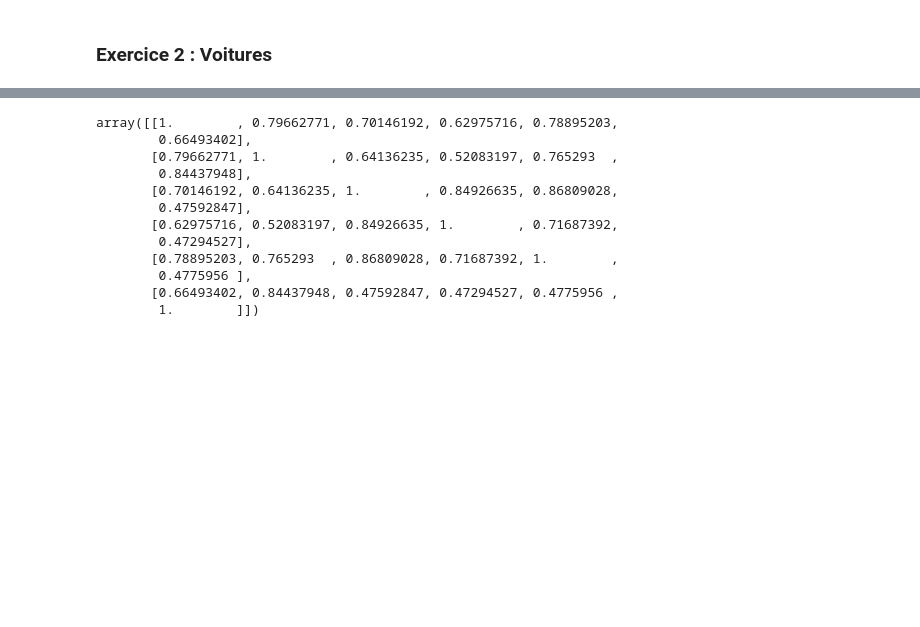
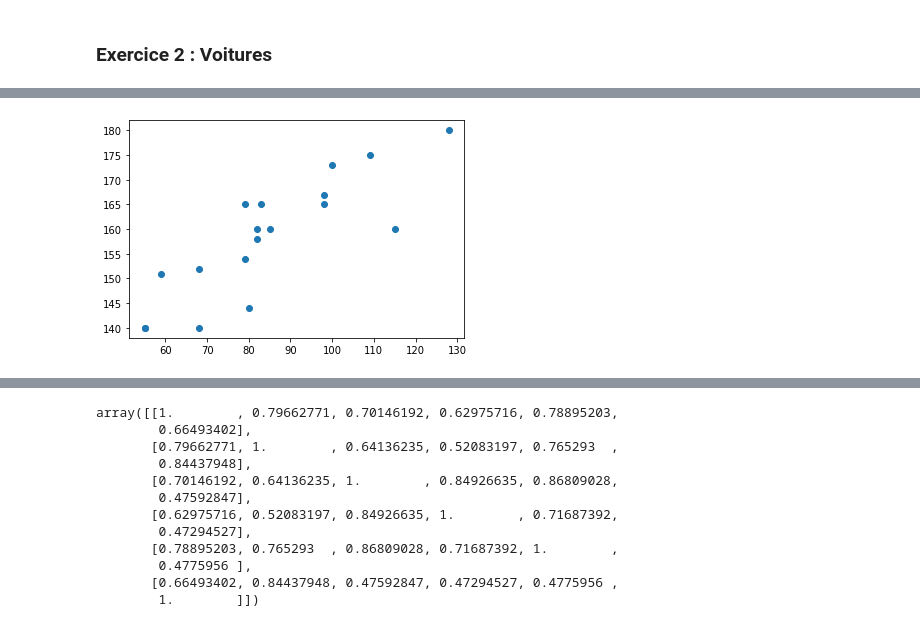
Before and after one commit to FloDarPie/L3, a Jupyter notebook: S5/MathIA/Statistique/Acp.ipynb, the cells around one changed output, grey strips where cells are left out. Saved outputs shown, nothing was run; the diff lists cells and outputs as text; code cells hidden in the pictures; blank space fills up the shorter version.

```diff
--- a/S5/MathIA/Statistique/Acp.ipynb
+++ b/S5/MathIA/Statistique/Acp.ipynb
@@ -190,5 +206,7 @@ NameError: name 'dictionnaire' is not defined
 # %%
 #Représenter quelques corrélations entre couples de variables
-plt.scatter(dictionnaire[L[1]], dictionnaire[L[5]])
+plt.scatter(Z[L[1]], Z[L[5]])
 plt.show()
+# %% [output]
+[figure, added]
 # %%
```
Also changed, not shown: parts of 9 cells of this notebook, 31 other files.
